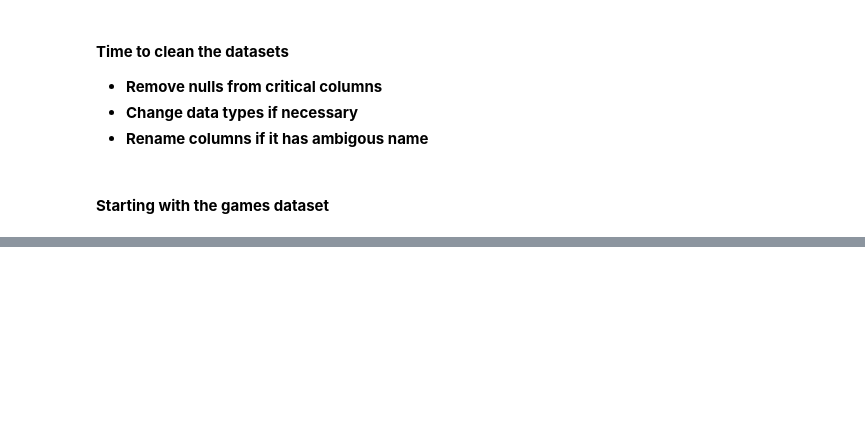
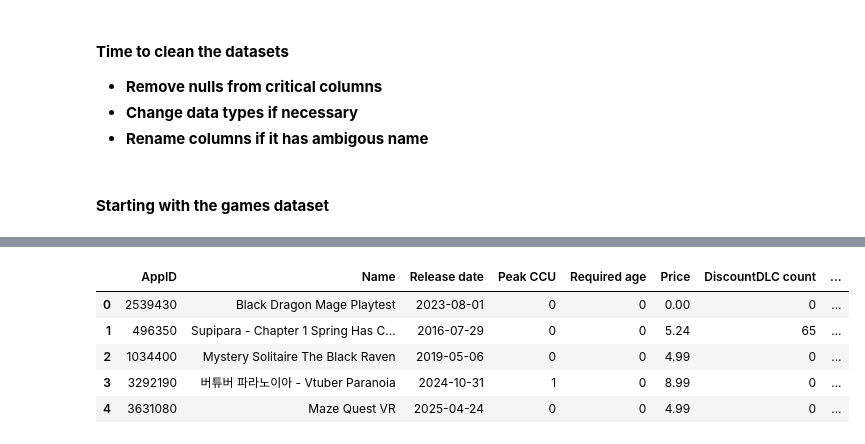
Before and after one commit to EdwinChen18/steam_games_success_analysis, a Jupyter notebook: notebooks/data_cleaning.ipynb, the cells around one changed output, grey strips where cells are left out. Saved outputs shown, nothing was run; the diff lists cells and outputs as text; code cells hidden in the pictures; blank space fills up the shorter version.

```diff
--- a/notebooks/data_cleaning.ipynb
+++ b/notebooks/data_cleaning.ipynb
@@ -153,3 +163,15 @@ reviews['app_id'].nunique()
 #### **Starting with the games dataset**
 # %%
 games_clean = games.copy()
+drop_cols = [
+    # > 95% nulls
+    'Movies', 'Score rank', 'Reviews', 'Notes','Achievements','User score',
+    # URLs don't really care
+    'Header image', 'Screenshots', 'Metacritic url',
+    # Contact Info
+    'Website', 'Support url', 'Support email',
+    # Too much text, not planning to use it
+    'About the game', 'Full audio languages',
+]
+games_clean.drop(columns=drop_cols, inplace=True)
+print(f"Clean columns: {games_clean.shape[1]}")
@@ -170,0 +226,16 @@ Clean columns: 27
+# %%
+text_cols = ['Developers', 'Publishers', 'Categories', 'Genres', 'Tags', 'Supported languages']
+
+for col in text_cols :
+    flag_name = f"has_{col.lower().replace(' ','_')}"
+    games_clean[flag_name] = games_clean[col].notna().astype(int)
+    games_clean[col] = games_clean[col].fillna('')
+
+games_clean.head(5)
+# %% [output]
+|  | AppID | Name | Release date | Peak CCU | Required age | Price | DiscountDLC count | ... |
+| 0 | 2539430 | Black Dragon Mage Playtest | 2023-08-01 | 0 | 0 | 0.00 | 0 | ... |
+| 1 | 496350 | Supipara - Chapter 1 Spring Has C... | 2016-07-29 | 0 | 0 | 5.24 | 65 | ... |
+| 2 | 1034400 | Mystery Solitaire The Black Raven | 2019-05-06 | 0 | 0 | 4.99 | 0 | ... |
+| 3 | 3292190 | 버튜버 파라노이아 - Vtuber Paranoia | 2024-10-31 | 1 | 0 | 8.99 | 0 | ... |
+| 4 | 3631080 | Maze Quest VR | 2025-04-24 | 0 | 0 | 4.99 | 0 | ... |
```
Also changed, not shown: parts of 14 cells of this notebook.
